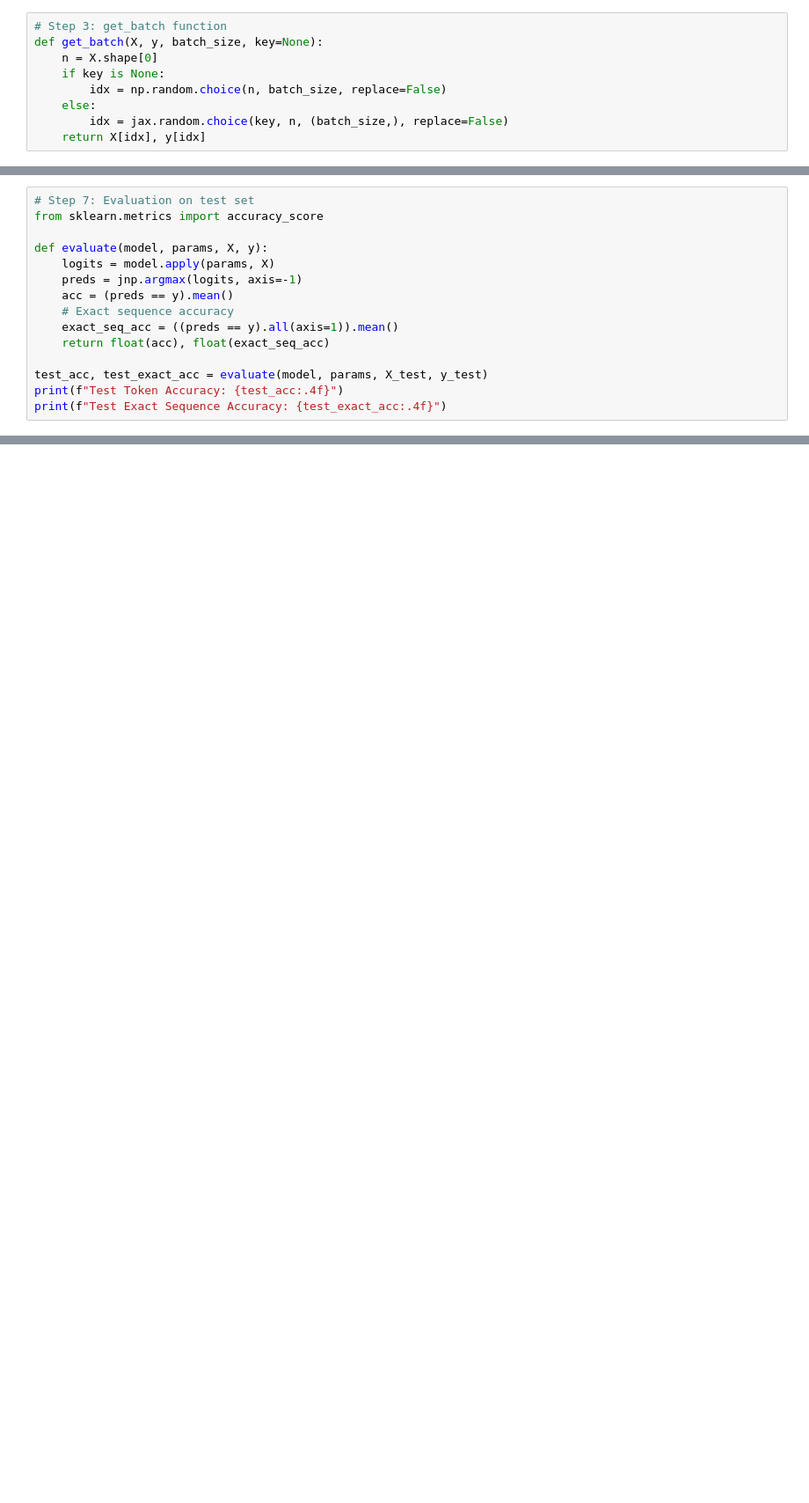
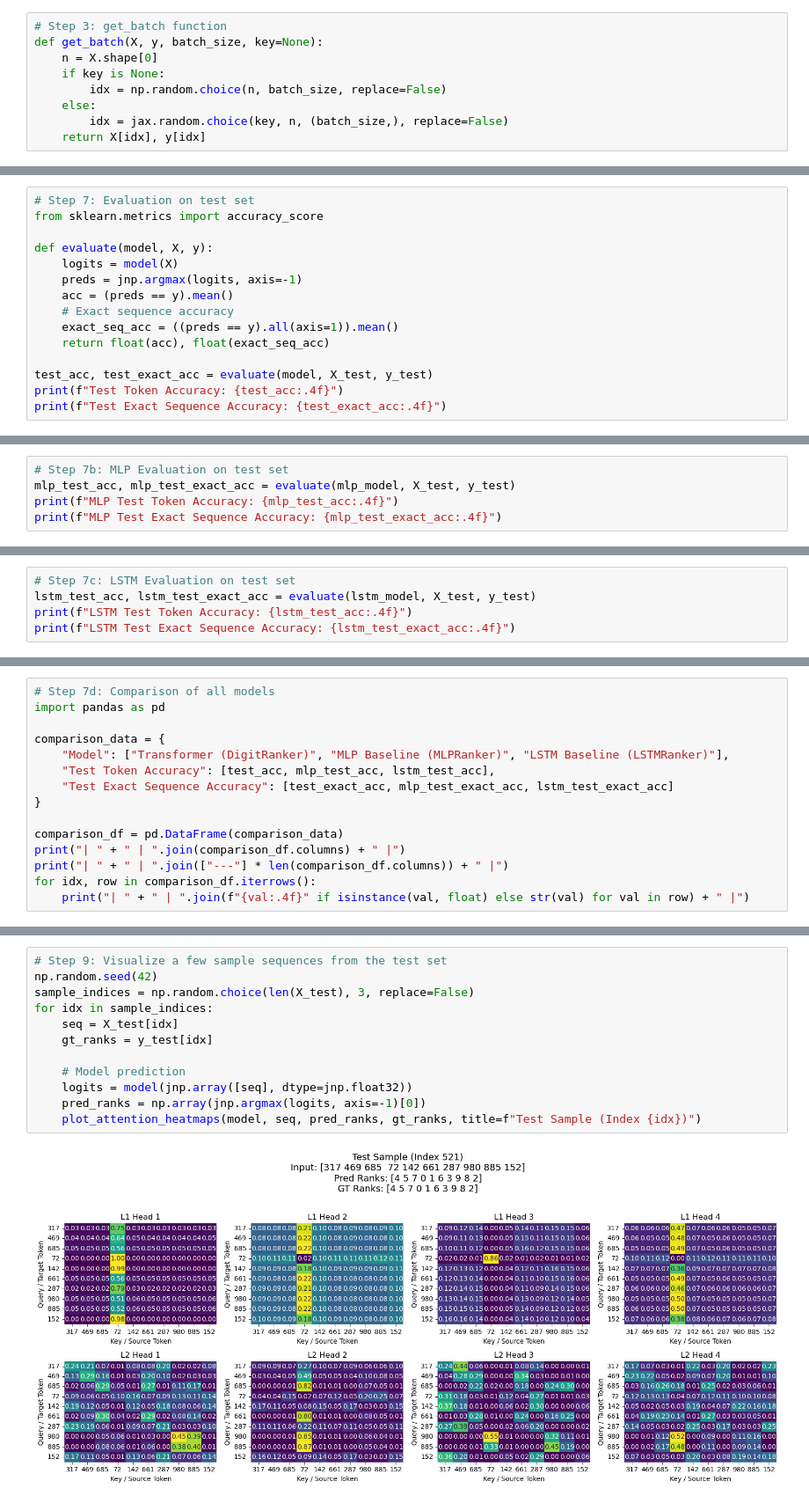
Before and after one commit to Aneeshshastri/EpochCoreTasks, a Jupyter notebook: Task1/Subtask1/Subtask1.ipynb, the cells around one changed output, grey strips where cells are left out. Shown at 88% size. Saved outputs shown, nothing was run; the diff lists cells and outputs as text; blank space fills up the shorter version.

```diff
--- a/Task1/Subtask1/Subtask1.ipynb
+++ b/Task1/Subtask1/Subtask1.ipynb
@@ -294,14 +464,14 @@ for epoch in range(epochs):
 # Step 7: Evaluation on test set
 from sklearn.metrics import accuracy_score
 
-def evaluate(model, params, X, y):
-    logits = model.apply(params, X)
+def evaluate(model, X, y):
+    logits = model(X)
     preds = jnp.argmax(logits, axis=-1)
     acc = (preds == y).mean()
     # Exact sequence accuracy
     exact_seq_acc = ((preds == y).all(axis=1)).mean()
     return float(acc), float(exact_seq_acc)
 
-test_acc, test_exact_acc = evaluate(model, params, X_test, y_test)
+test_acc, test_exact_acc = evaluate(model, X_test, y_test)
 print(f"Test Token Accuracy: {test_acc:.4f}")
 print(f"Test Exact Sequence Accuracy: {test_exact_acc:.4f}")
@@ -307,0 +481,5 @@ print(f"Test Exact Sequence Accuracy: {test_exact_acc:.4f}")
+# %%
+# Step 7b: MLP Evaluation on test set
+mlp_test_acc, mlp_test_exact_acc = evaluate(mlp_model, X_test, y_test)
+print(f"MLP Test Token Accuracy: {mlp_test_acc:.4f}")
+print(f"MLP Test Exact Sequence Accuracy: {mlp_test_exact_acc:.4f}")
@@ -307,0 +489,5 @@ print(f"Test Exact Sequence Accuracy: {test_exact_acc:.4f}")
+# %%
+# Step 7c: LSTM Evaluation on test set
+lstm_test_acc, lstm_test_exact_acc = evaluate(lstm_model, X_test, y_test)
+print(f"LSTM Test Token Accuracy: {lstm_test_acc:.4f}")
+print(f"LSTM Test Exact Sequence Accuracy: {lstm_test_exact_acc:.4f}")
@@ -307,0 +497,15 @@ print(f"Test Exact Sequence Accuracy: {test_exact_acc:.4f}")
+# %%
+# Step 7d: Comparison of all models
+import pandas as pd
+
+comparison_data = {
+    "Model": ["Transformer (DigitRanker)", "MLP Baseline (MLPRanker)", "LSTM Baseline (LSTMRanker)"],
+    "Test Token Accuracy": [test_acc, mlp_test_acc, lstm_test_acc],
+    "Test Exact Sequence Accuracy": [test_exact_acc, mlp_test_exact_acc, lstm_test_exact_acc]
+}
+
+comparison_df = pd.DataFrame(comparison_data)
+print("| " + " | ".join(comparison_df.columns) + " |")
+print("| " + " | ".join(["---"] * len(comparison_df.columns)) + " |")
+for idx, row in comparison_df.iterrows():
+    print("| " + " | ".join(f"{val:.4f}" if isinstance(val, float) else str(val) for val in row) + " |")
@@ -307,0 +576,14 @@ print(f"Test Exact Sequence Accuracy: {test_exact_acc:.4f}")
+# %%
+# Step 9: Visualize a few sample sequences from the test set
+np.random.seed(42)
+sample_indices = np.random.choice(len(X_test), 3, replace=False)
+for idx in sample_indices:
+    seq = X_test[idx]
+    gt_ranks = y_test[idx]
+
+    # Model prediction
+    logits = model(jnp.array([seq], dtype=jnp.float32))
+    pred_ranks = np.array(jnp.argmax(logits, axis=-1)[0])
+    plot_attention_heatmaps(model, seq, pred_ranks, gt_ranks, title=f"Test Sample (Index {idx})")
+# %% [output]
+[figure, added]
```
Also changed, not shown: parts of 19 cells of this notebook, 6 other files.
